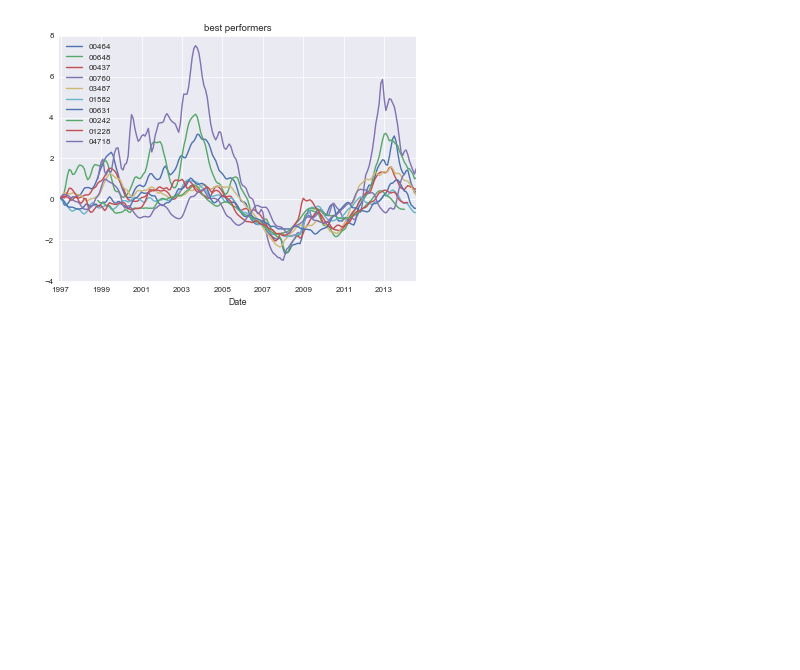
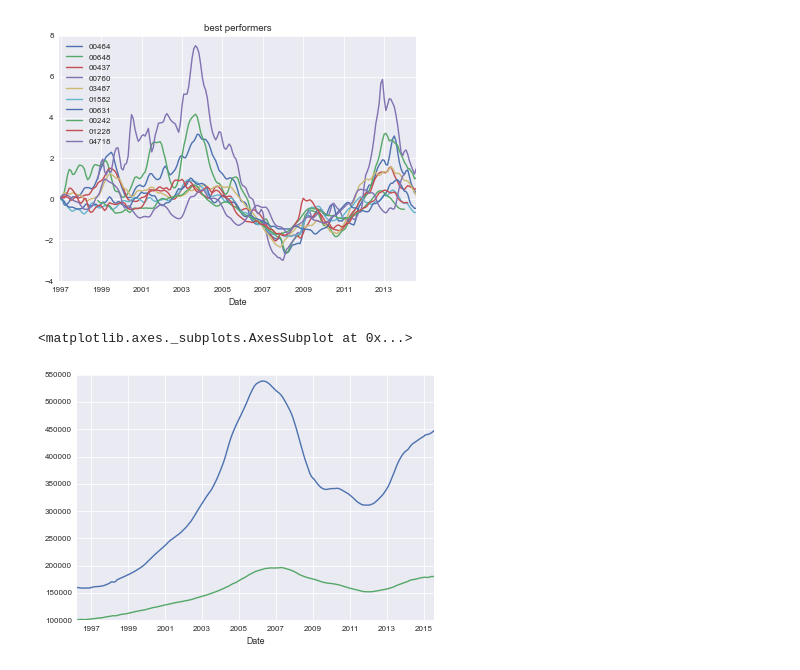
Before and after one commit to rhouck/re, a Jupyter notebook: explore.ipynb, the cells around one changed output. Cells and saved outputs as stored; diff of their text form; code cells hidden in the pictures; blank space fills up the shorter version.

```diff
--- a/explore.ipynb
+++ b/explore.ipynb
@@ -179,3 +226,9 @@ c[assets_ranked[-10:]].plot(title='best performers')
 <matplotlib.axes._subplots.AxesSubplot at 0x...>
 [figure]
 [figure]
+# %%
+px_ca.plot()
+px_us.plot()
+# %% [output]
+<matplotlib.axes._subplots.AxesSubplot at 0x...>
+[figure, added]
```
Also changed, not shown: parts of 7 cells of this notebook, 2 other files.
